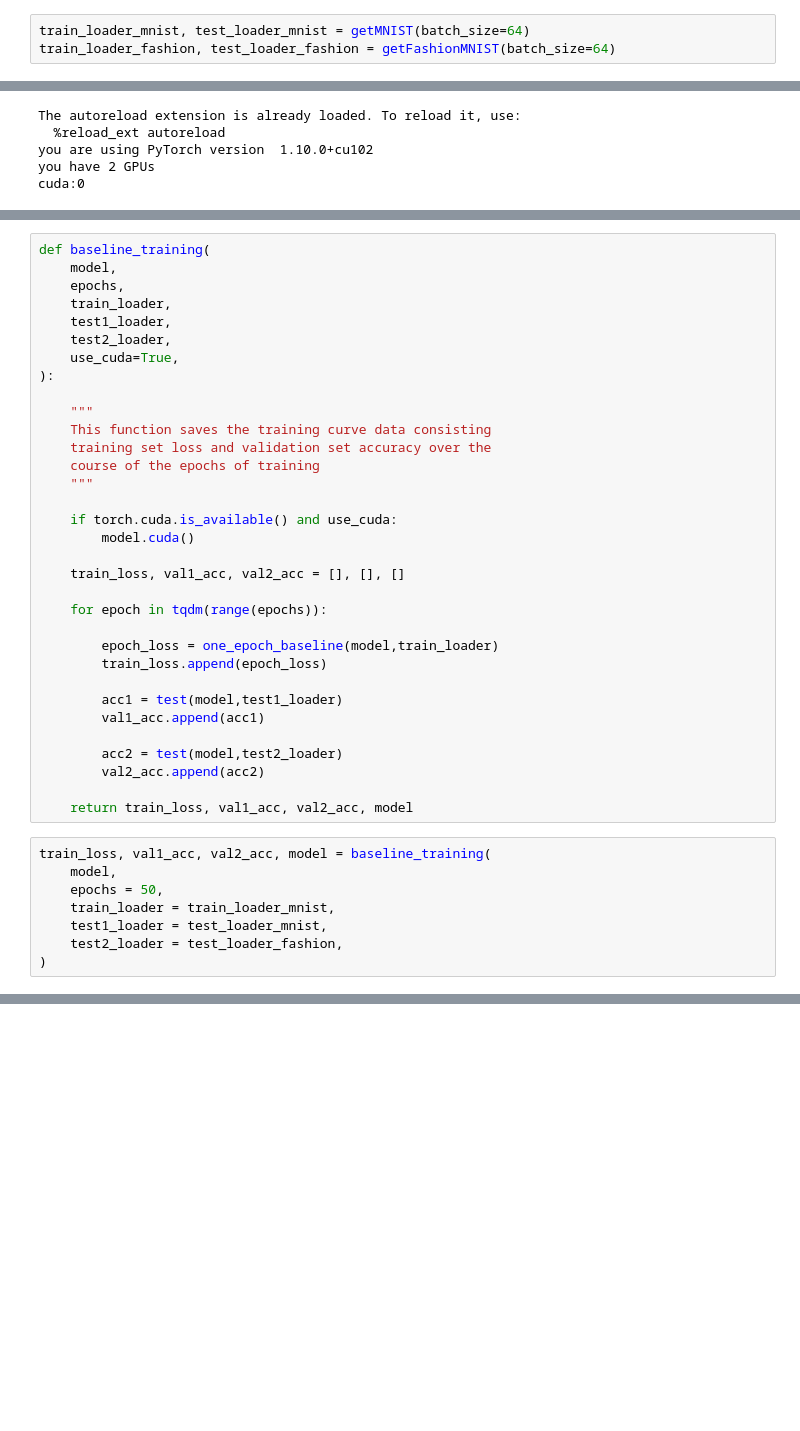
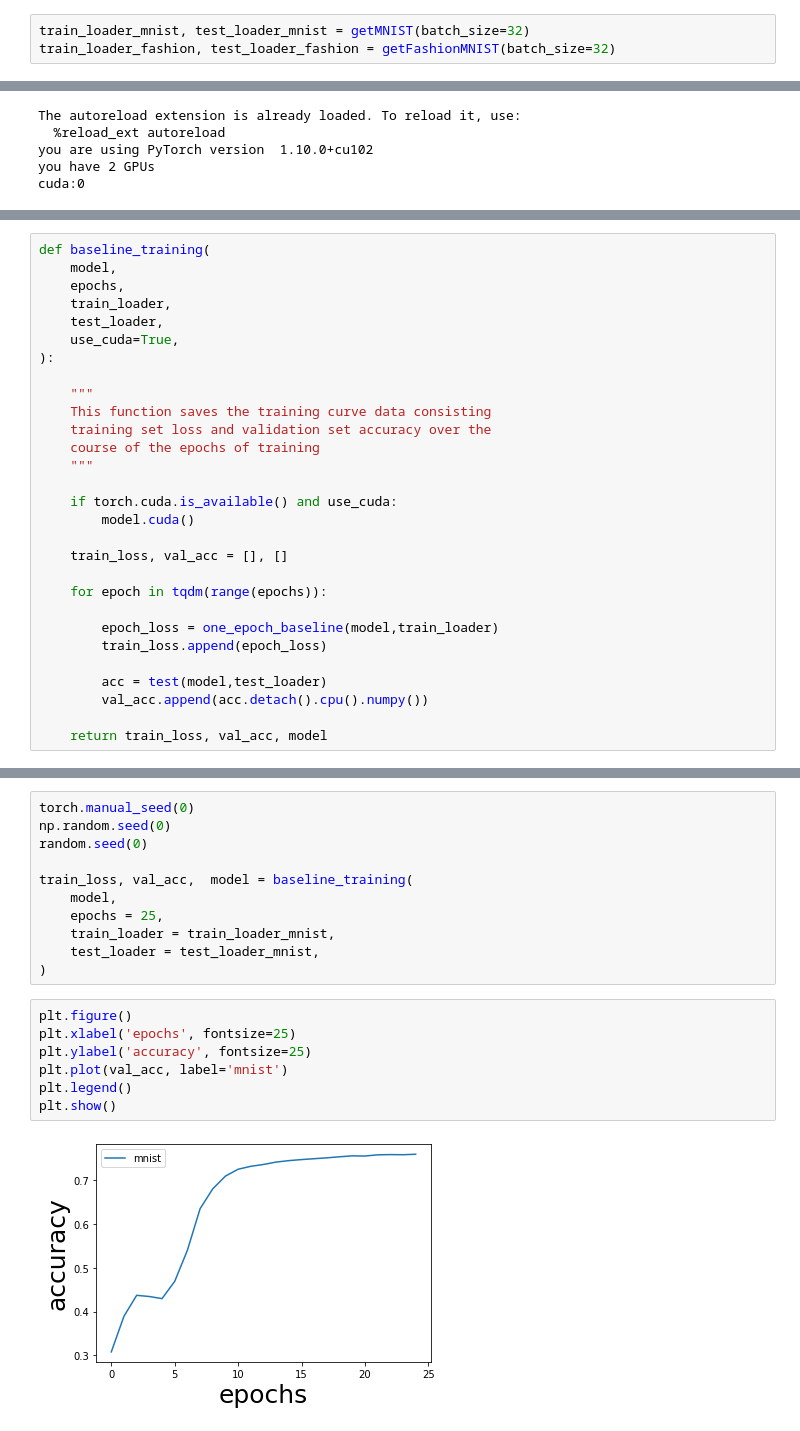
Before and after one commit to clam004/intro_continual_learning, a Jupyter notebook: START_HERE.ipynb, the cells around one changed output, grey strips where cells are left out. Cells and saved outputs as stored; diff of their text form; blank space fills up the shorter version.

Commit message:
train

```diff
--- a/START_HERE.ipynb
+++ b/START_HERE.ipynb
@@ -81,8 +81,8 @@ from contlearn.getdata import getMNIST, getFashionMNIST
 The autoreload extension is already loaded. To reload it, use:
   %reload_ext autoreload
 # %%
-train_loader_mnist, test_loader_mnist = getMNIST(batch_size=64)
-train_loader_fashion, test_loader_fashion = getFashionMNIST(batch_size=64)
+train_loader_mnist, test_loader_mnist = getMNIST(batch_size=32)
+train_loader_fashion, test_loader_fashion = getFashionMNIST(batch_size=32)
 # %%
 input_image, target_label = next(iter(train_loader_mnist))
 
@@ -183,8 +187,7 @@ def baseline_training(
     model,
     epochs,
     train_loader,
-    test1_loader,
-    test2_loader,
+    test_loader,
     use_cuda=True,
 ):
 
@@ -197,25 +200,14 @@ def baseline_training(
     if torch.cuda.is_available() and use_cuda:
         model.cuda()
 
-    train_loss, val1_acc, val2_acc = [], [], []
+    train_loss, val_acc = [], []
 
     for epoch in tqdm(range(epochs)):
 
         epoch_loss = one_epoch_baseline(model,train_loader)
         train_loss.append(epoch_loss)
 
-        acc1 = test(model,test1_loader)
-        val1_acc.append(acc1)
+        acc = test(model,test_loader)
+        val_acc.append(acc.detach().cpu().numpy())
 
-        acc2 = test(model,test2_loader)
-        val2_acc.append(acc2)
-
-    return train_loss, val1_acc, val2_acc, model
+    return train_loss, val_acc, model
-# %%
-train_loss, val1_acc, val2_acc, model = baseline_training(
-    model,
-    epochs = 50,
-    train_loader = train_loader_mnist,
-    test1_loader = test_loader_mnist,
-    test2_loader = test_loader_fashion,
-)
@@ -228,0 +214,20 @@ RuntimeError: mat1 and mat2 shapes cannot be multiplied (1792x28 and 784x256)
+# %%
+torch.manual_seed(0)
+np.random.seed(0)
+random.seed(0)
+
+train_loss, val_acc,  model = baseline_training(
+    model,
+    epochs = 25,
+    train_loader = train_loader_mnist,
+    test_loader = test_loader_mnist,
+)
+# %%
+plt.figure()
+plt.xlabel('epochs', fontsize=25)
+plt.ylabel('accuracy', fontsize=25)
+plt.plot(val_acc, label='mnist')
+plt.legend()
+plt.show()
+# %% [output]
+[figure, added]
```
Also changed, not shown: parts of 6 cells of this notebook, 2 other files.
